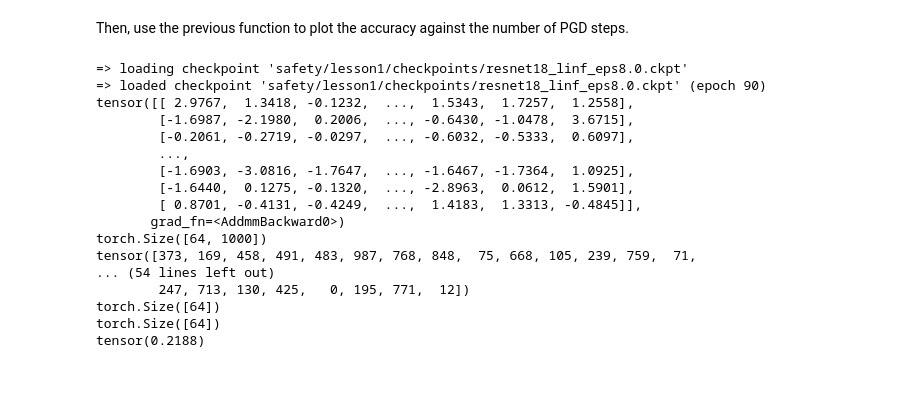
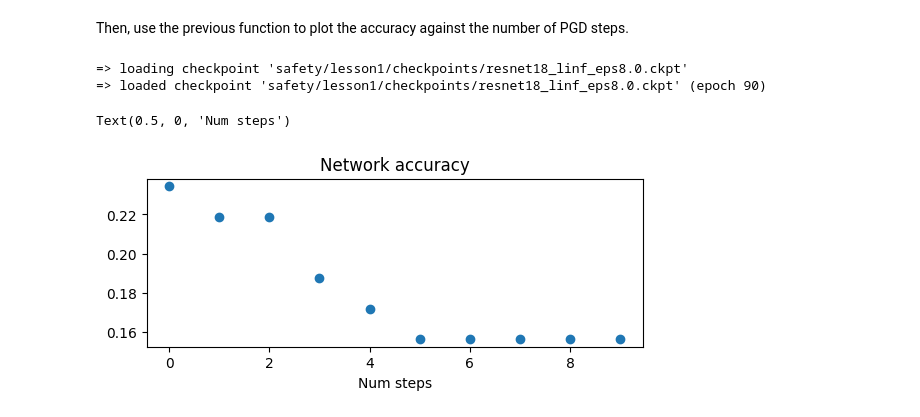
Before and after one commit to blaeberry/Intro-to-Machine-Learning-Safety-Evan, a Jupyter notebook: Adversarial_Robustness_ipynb_[live_version].ipynb, the cells around one changed output. Cells and saved outputs as stored; diff of their text form; code cells hidden in the pictures; blank space fills up the shorter version.

```diff
--- a/Adversarial_Robustness_ipynb_[live_version].ipynb
+++ b/Adversarial_Robustness_ipynb_[live_version].ipynb
@@ -432,38 +432,26 @@ Then, use the previous function to plot the accuracy against the number of PGD s
 # %%
 x_batch = torch.load('safety/lesson1/imagenet_batch').cuda()
 true_labels = torch.load('safety/lesson1/imagenet_labels').cuda()
-network = adversarial.get_adv_trained_model()#.eval()
+network = adversarial.get_adv_trained_model()#.eval
 normalization_function = utils.IMAGENET_NORMALIZE
 
 #########################
 # Enter Your Code Here! #
 #########################
 
-# NOTE: look at deep learning review assignment for plotting this stuff
+accuracies = []
 
-# x_batch, true_labels, network, normalize, num_steps=10, step_size=0.01, eps=8/255.
-print(adversarial_accuracy(x_batch, true_labels, network, normalization_function, num_steps=100))
-print(adversarial_accuracy(x_batch, true_labels, network, normalization_function, num_steps=10))
-print(adversarial_accuracy(x_batch, true_labels, network, normalization_function, num_steps=2))
-print(adversarial_accuracy(x_batch, true_labels, network, normalization_function, num_steps=1))
+for i in range(10):
+  accuracies.append(adversarial_accuracy(x_batch, true_labels, network, normalization_function, num_steps=i).item())
 
+plt.subplot(2, 1, 1)
+plt.title('Network accuracy')
+plt.plot(accuracies, 'o')
+plt.xlabel('Num steps')
 
 # call adversarial_accuracy(...) for several num_steps and plot
 # %% [output]
 => loading checkpoint 'safety/lesson1/checkpoints/resnet18_linf_eps8.0.ckpt'
 => loaded checkpoint 'safety/lesson1/checkpoints/resnet18_linf_eps8.0.ckpt' (epoch 90)
-tensor([[ 2.9767,  1.3418, -0.1232,  ...,  1.5343,  1.7257,  1.2558],
-        [-1.6987, -2.1980,  0.2006,  ..., -0.6430, -1.0478,  3.6715],
-        [-0.2061, -0.2719, -0.0297,  ..., -0.6032, -0.5333,  0.6097],
-        ...,
-        [-1.6903, -3.0816, -1.7647,  ..., -1.6467, -1.7364,  1.0925],
-        [-1.6440,  0.1275, -0.1320,  ..., -2.8963,  0.0612,  1.5901],
-        [ 0.8701, -0.4131, -0.4249,  ...,  1.4183,  1.3313, -0.4845]],
-       grad_fn=<AddmmBackward0>)
-torch.Size([64, 1000])
-tensor([373, 169, 458, 491, 483, 987, 768, 848,  75, 668, 105, 239, 759,  71,
-... (54 lines left out)
-        247, 713, 130, 425,   0, 195, 771,  12])
-torch.Size([64])
-torch.Size([64])
-tensor(0.2188)
+Text(0.5, 0, 'Num steps')
+[figure, added]
```
Also changed, not shown: parts of 1 cell of this notebook.
